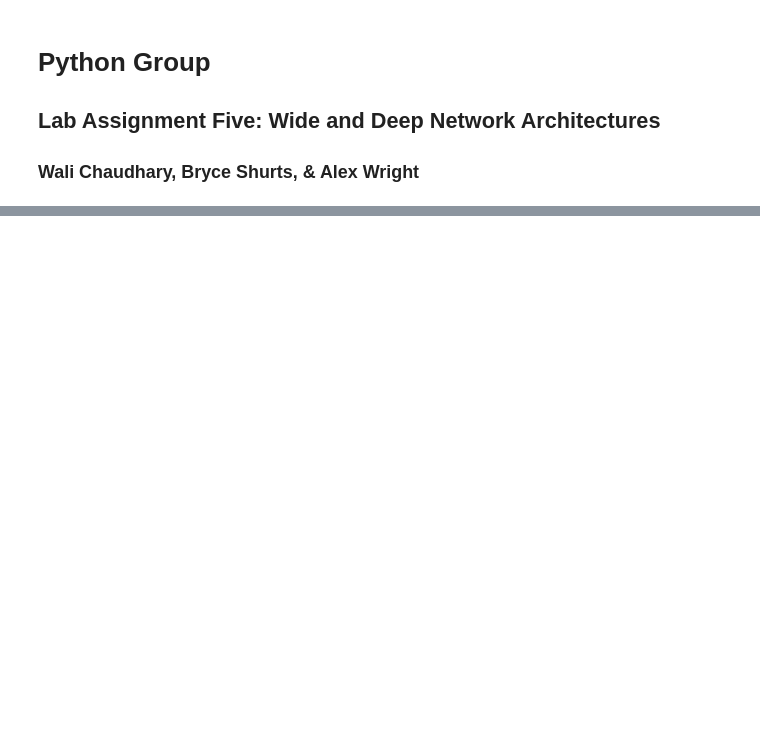
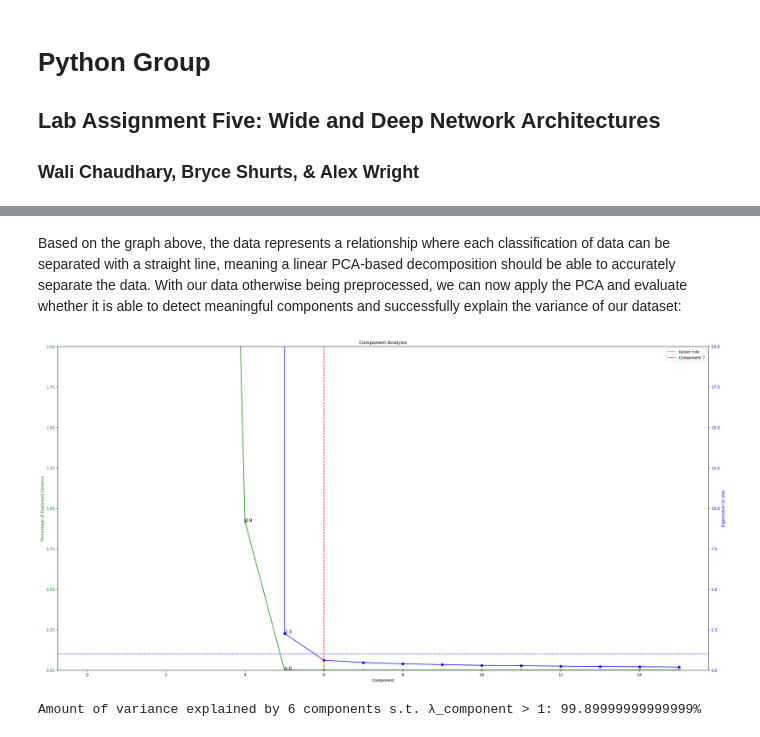
Before and after one commit to S-Bryce/ML-Lab-5, a Jupyter notebook: main.ipynb, the cells around one changed output, grey strips where cells are left out. Drawn from its saved outputs; the diff is of its cells as text; code cells hidden in the pictures; blank space fills up the shorter version.

```diff
--- a/main.ipynb
+++ b/main.ipynb
@@ -507,0 +307,55 @@ model.fit(X_train_crossed,
+# %% [markdown]
+Based on the graph above, the data represents a relationship where each classification of data can be separated with a straight line, meaning a linear PCA-based decomposition should be able to accurately separate the data. With our data otherwise being preprocessed, we can now apply the PCA and evaluate whether it is able to detect meaningful components and successfully explain the variance of our dataset:
+# %%
+# Linear PCA
+pca = PCA(n_components=16, svd_solver="full")
+pca_results = pca.fit_transform(train_samples)
+
+color_var = "#008000"
+color_eig = "#0000FF"
+cutoff = 1
+ylim = 2
+fig, ax_var = plt.subplots(figsize=(30,15))
+ax_eig = ax_var.twinx()
+ax_var.set_xlabel("Component")
+ax_var.set_title("Component Analysis")
+ax_var.set_ylim(0, ylim)
+ax_eig.set_ylim(0, ylim * 10)
+
+ax_var.plot(pca.explained_variance_ratio_ * 100, marker="x", color=color_var)
+ax_var.set_ylabel('Percentage of Explained Variance', color=color_var)
+ax_var.tick_params(axis="y", labelcolor=color_var)
+
+ax_eig.plot(pca.explained_variance_, marker="o", color=color_eig)
+ax_eig.set_ylabel("Eigenvalue (λ) size", color=color_eig)
+ax_eig.tick_params(axis="y", labelcolor=color_eig)
+ax_eig.axhline(y=cutoff, linestyle=":", label="Kaiser rule", color=color_eig)
+
+intersection = np.argwhere(np.diff(np.sign(cutoff - pca.explained_variance_))).flatten()
+if len(intersection) == 0:
+    num_components = len(pca.explained_variance_)
+else:
+    num_components = intersection[0] + 1
+    ax_eig.axvline(x=num_components, linestyle="dashed", label="Component %d" %(num_components + 1), color="red")
+
+linear_pca = PCA(n_components=num_components, svd_solver="full")
+### Use these!
+linear_pca_results_train = linear_pca.fit_transform(train_samples)
+linear_pca_results_test = linear_pca.transform(test_samples)
+### Use these!
+
+_sum = 0
+for index in range(num_components):
+    if len(intersection) > 0:
+        _sum = _sum + (pca.explained_variance_ratio_[index] * 100).round(1)
+    if pca.explained_variance_ratio_[index] * 100 <= ylim:
+        ax_var.text(index, pca.explained_variance_ratio_[index] * 100, (pca.explained_variance_ratio_[index] * 100).round(1), size=12)
+    if pca.explained_variance_[index] <= ylim * 10:
+        ax_eig.text(index, pca.explained_variance_[index], pca.explained_variance_[index].round(1), size=12)
+
+ax_eig.legend(loc="upper right")
+plt.show()
+print("Amount of variance explained by " + str(num_components) + " components s.t. λ_component > 1: " + str(min(100, _sum)) + "%")
+# %% [output]
+[figure, added]
+Amount of variance explained by 6 components s.t. λ_component > 1: 99.89999999999999%
```
Also changed, not shown: parts of 71 cells of this notebook.
